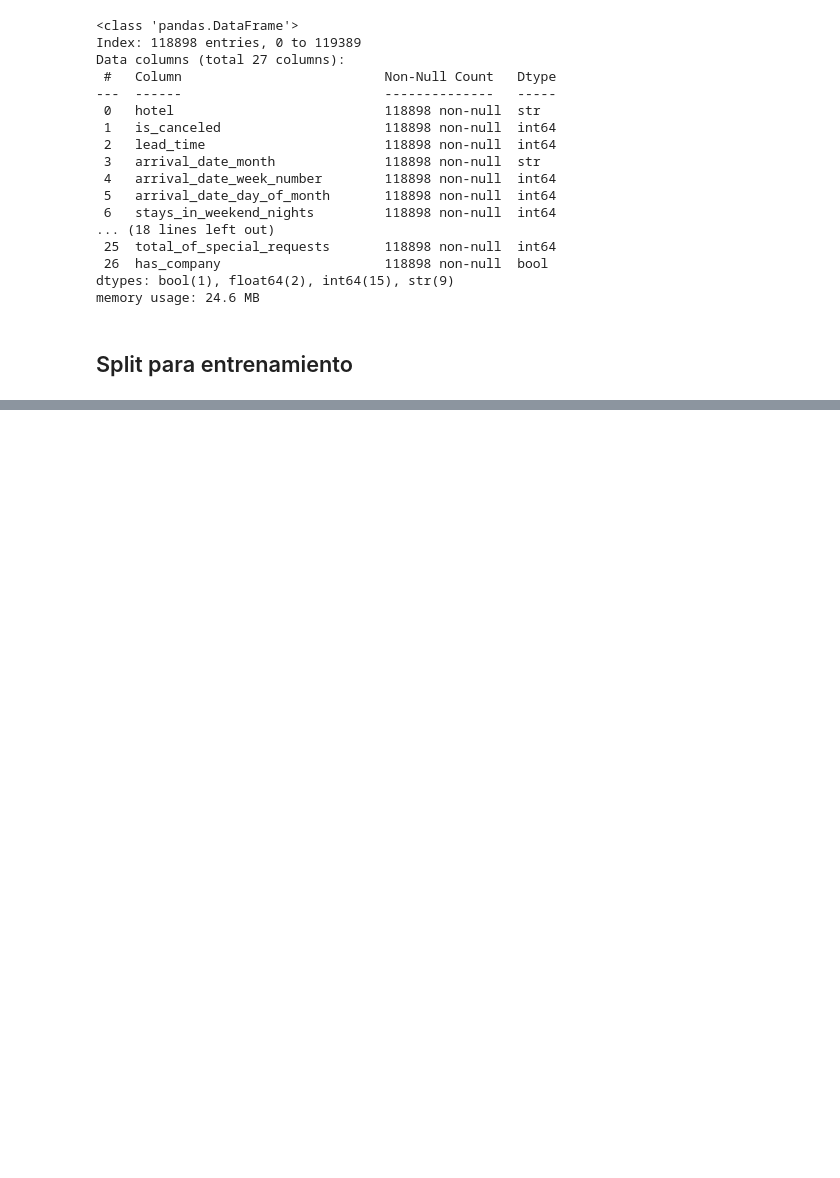
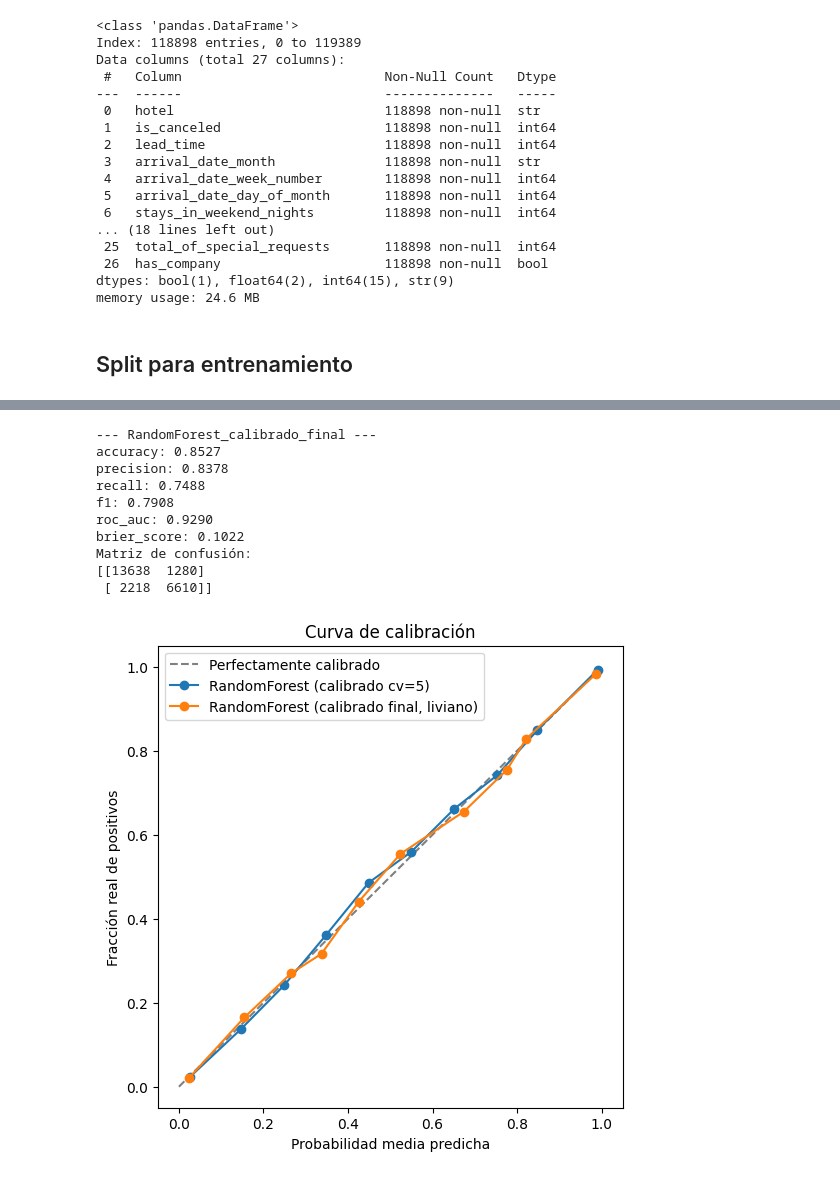
Before and after one commit to ugasdomingo/final-project-machine-learning, a Jupyter notebook: Model/src/explore.ipynb, the cells around one changed output, grey strips where cells are left out. Drawn from its saved outputs; the diff is of its cells as text; code cells hidden in the pictures; blank space fills up the shorter version.

```diff
--- a/Model/src/explore.ipynb
+++ b/Model/src/explore.ipynb
@@ -111,0 +346,49 @@ memory usage: 24.6 MB
+# %%
+from sklearn.frozen import FrozenEstimator
+
+X_fit, X_calib, y_fit, y_calib = train_test_split(
+    X_train, y_train, test_size=0.25, stratify=y_train, random_state=42
+)
+
+final_preprocessor = ColumnTransformer(transformers=[
+    ('cat', OneHotEncoder(handle_unknown='ignore'), categorical_features),
+    ('country', OneHotEncoder(handle_unknown='infrequent_if_exist', min_frequency=0.01, max_categories=15), country_feature),
+    ('num', StandardScaler(), numeric_features),
+])
+
+X_fit_transformed = final_preprocessor.fit_transform(X_fit, y_fit)
+X_calib_transformed = final_preprocessor.transform(X_calib)
+
+final_rf = RandomForestClassifier(
+    n_estimators=150, max_depth=15, min_samples_leaf=5, n_jobs=-1, random_state=42,
+)
+final_rf.fit(X_fit_transformed, y_fit)
+
+# En sklearn >= 1.6, cv='prefit' fue reemplazado por FrozenEstimator (el estimador ya entrenado
+# se pasa "congelado" para que CalibratedClassifierCV solo ajuste el calibrador encima).
+final_calibrated_clf = CalibratedClassifierCV(FrozenEstimator(final_rf), method='isotonic')
+final_calibrated_clf.fit(X_calib_transformed, y_calib)
+
+final_pipeline = Pipeline([
+    ('preprocessor', final_preprocessor),
+    ('classifier', final_calibrated_clf),
+])
+
+FINAL_MODEL_NAME = 'RandomForest_calibrado_final'
+proba_final = evaluate_model(FINAL_MODEL_NAME, final_pipeline, X_test, y_test)
+plot_calibration({
+    'RandomForest (calibrado cv=5)': proba_rf_calibrated,
+    'RandomForest (calibrado final, liviano)': proba_final,
+})
+# %% [output]
+--- RandomForest_calibrado_final ---
+accuracy: 0.8527
+precision: 0.8378
+recall: 0.7488
+f1: 0.7908
+roc_auc: 0.9290
+brier_score: 0.1022
+Matriz de confusión:
+[[13638  1280]
+ [ 2218  6610]]
+[figure, added]
```
Also changed, not shown: parts of 27 cells of this notebook, 17 other files.
